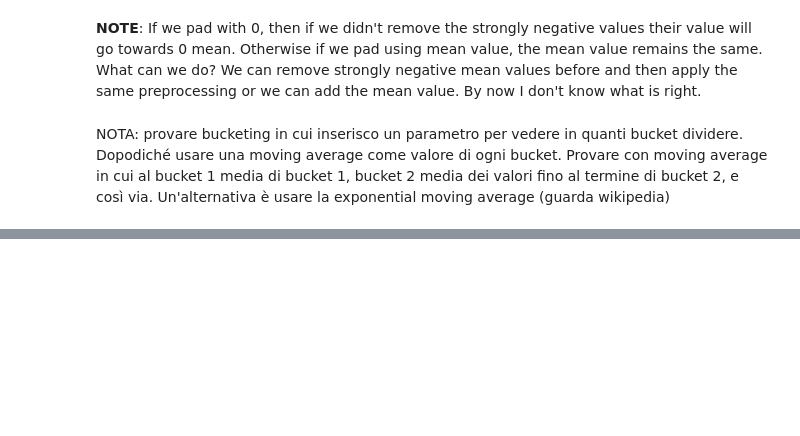
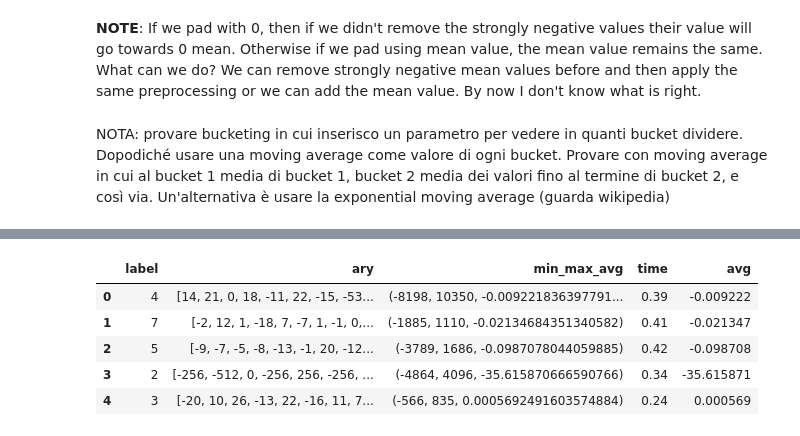
Before and after one commit to notlosca/data-science-lab, a Jupyter notebook: laboratories/lab_07/lab_07.ipynb, the cells around one changed output, grey strips where cells are left out. Cells and saved outputs as stored; diff of their text form; code cells hidden in the pictures; blank space fills up the shorter version.

```diff
--- a/laboratories/lab_07/lab_07.ipynb
+++ b/laboratories/lab_07/lab_07.ipynb
@@ -198,0 +193,13 @@ Un'alternativa è usare la exponential moving average (guarda wikipedia)
+# %%
+avg = []
+for tup in df.min_max_avg:
+    avg.append(tup[-1])
+df['avg'] = avg
+df.head()
+# %% [output]
+|  | label | ary | min_max_avg | time | avg |
+| 0 | 4 | [14, 21, 0, 18, -11, 22, -15, -53... | (-8198, 10350, -0.009221836397791... | 0.39 | -0.009222 |
+| 1 | 7 | [-2, 12, 1, -18, 7, -7, 1, -1, 0,... | (-1885, 1110, -0.02134684351340582) | 0.41 | -0.021347 |
+| 2 | 5 | [-9, -7, -5, -8, -13, -1, 20, -12... | (-3789, 1686, -0.0987078044059885) | 0.42 | -0.098708 |
+| 3 | 2 | [-256, -512, 0, -256, 256, -256, ... | (-4864, 4096, -35.615870666590766) | 0.34 | -35.615871 |
+| 4 | 3 | [-20, 10, 26, -13, 22, -16, 11, 7... | (-566, 835, 0.0005692491603574884) | 0.24 | 0.000569 |
```
Also changed, not shown: parts of 20 cells of this notebook.
